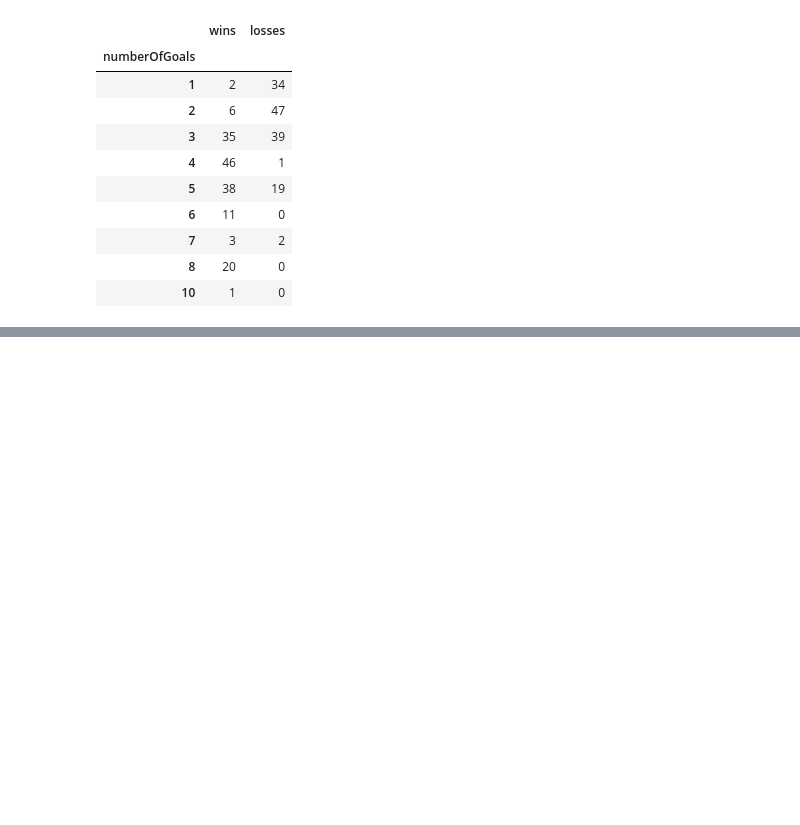
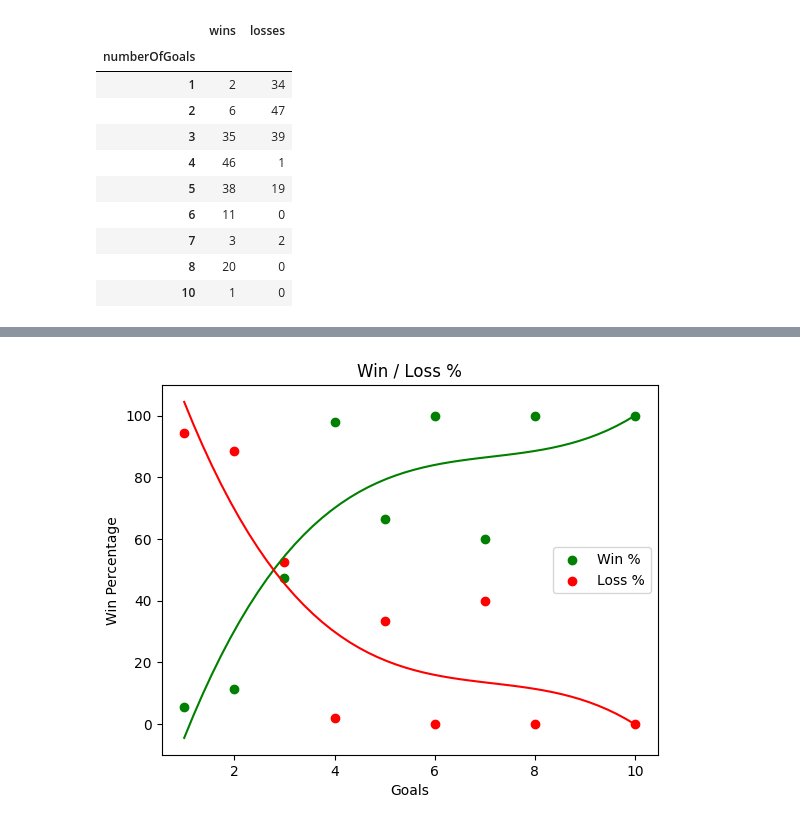
Before and after one commit to Pogo86/nhl, a Jupyter notebook: golasGameAnalysis.ipynb, the cells around one changed output, grey strips where cells are left out. Drawn from its saved outputs; the diff is of its cells as text; code cells hidden in the pictures; blank space fills up the shorter version.

```diff
--- a/golasGameAnalysis.ipynb
+++ b/golasGameAnalysis.ipynb
@@ -120,0 +123,17 @@ plt.show()
+# %%
+def lossPercentage(x):
+    wins = x[0]
+    loss = x[1]
+    total = wins + loss
+    percent = (float("{:.2f}".format(loss * (100/total))))
+    return percent
+def winPercentage(x):
+    wins = x[0]
+    loss = x[1]
+    total = wins + loss
+    percent = (float("{:.2f}".format(wins * (100/total))))
+    return percent
+
+gdf['win%'] = gdf[['wins','losses']].apply(winPercentage, axis=1)
+gdf['loss%'] = gdf[['wins','losses']].apply(lossPercentage, axis=1)
+gdf
@@ -120,0 +152,29 @@ plt.show()
+# %%
+polyDegrees = 3
+
+
+xp = gdf.index
+ywp =  gdf['win%']
+ylp = gdf['loss%']
+
+zwp = np.polyfit(xp, ywp, polyDegrees)
+fwp = np.poly1d(zwp)
+xwp_n = np.linspace(xp[0], xp[-1], 50)
+ywp_n = fwp(xwp_n)
+
+zlp = np.polyfit(xp, ylp, polyDegrees)
+flp = np.poly1d(zlp)
+xlp_n = np.linspace(xp[0], xp[-1], 50)
+ylp_n = flp(xlp_n)
+# %%
+plt.scatter(xp, ywp, color = 'green', label = 'Win %')
+plt.scatter(xp, ylp, color = 'red', label = 'Loss %')
+plt.plot(xwp_n, ywp_n, color = 'green')
+plt.plot(xlp_n, ylp_n, color = 'red')
+plt.title('Win / Loss %')
+plt.xlabel("Goals")
+plt.ylabel('Win Percentage')
+plt.legend()
+plt.show()
+# %% [output]
+[figure, added]
```
Also changed, not shown: parts of 3 cells of this notebook.
